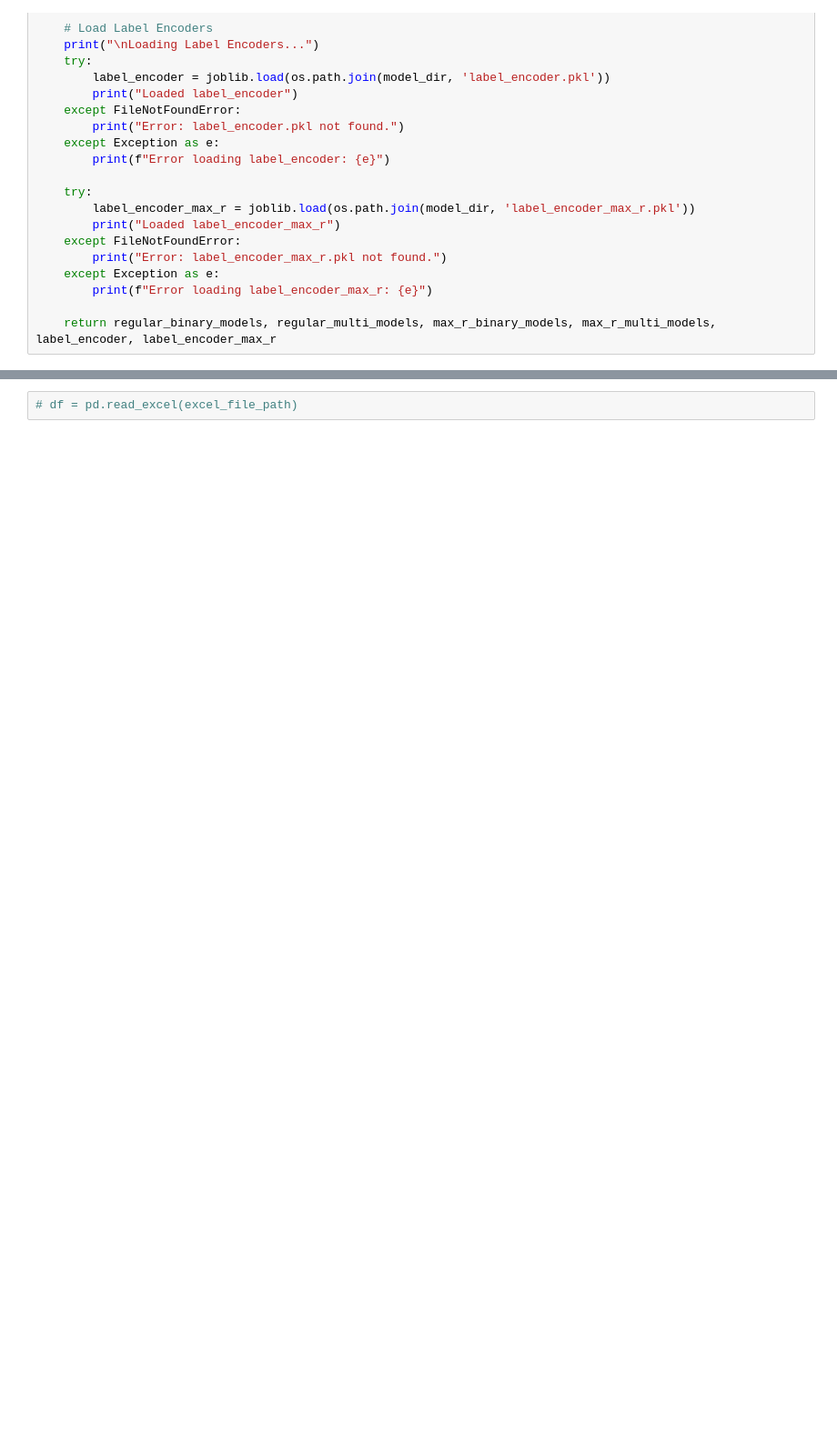
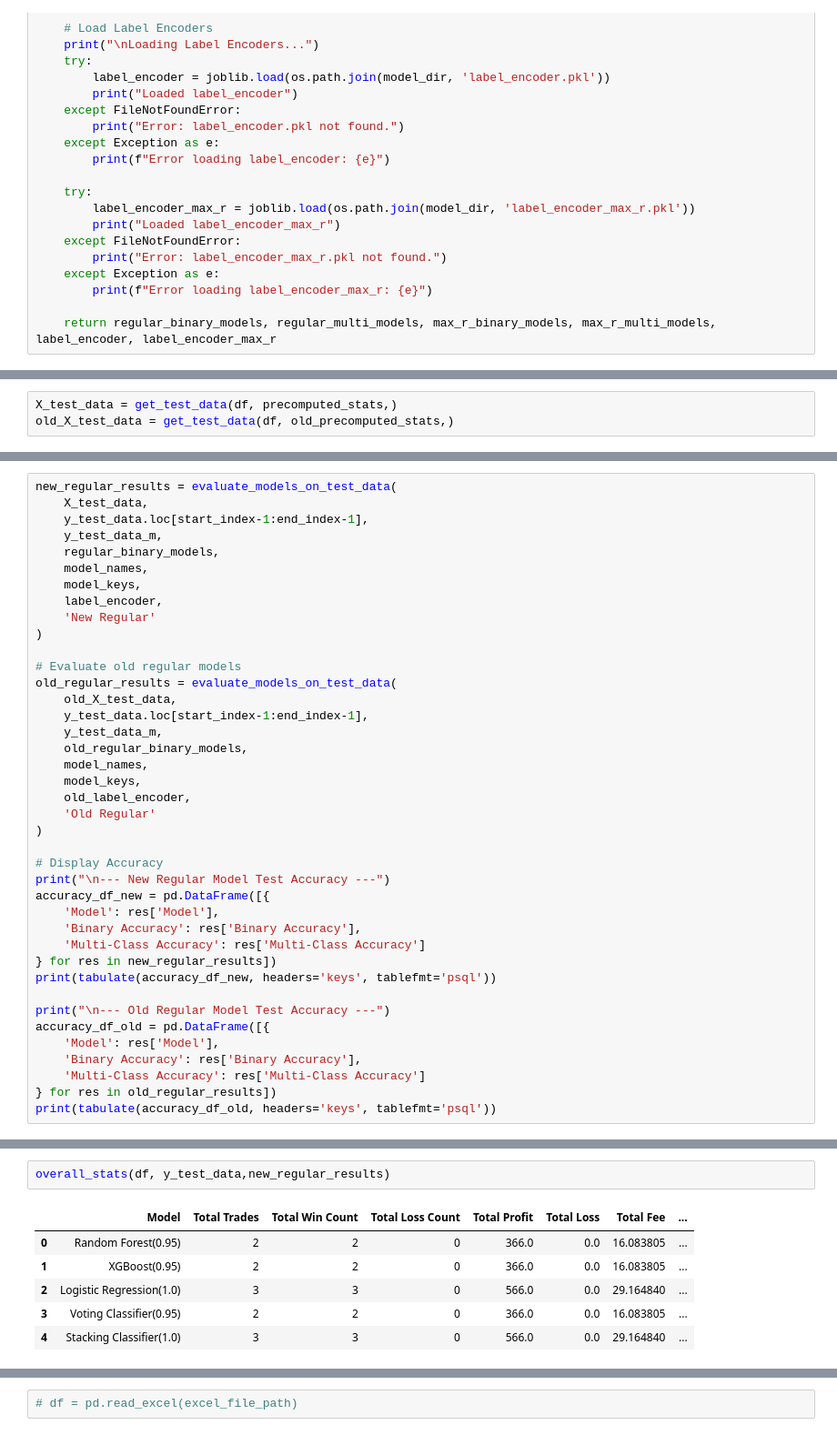
Before and after one commit to MIARD/SMC, a Jupyter notebook: SMC_ML_APP.ipynb, the cells around one changed output, grey strips where cells are left out. Shown at 91% size. Cells and saved outputs as stored; diff of their text form; blank space fills up the shorter version.

```diff
--- a/SMC_ML_APP.ipynb
+++ b/SMC_ML_APP.ipynb
@@ -896,0 +946,3 @@ Date: 06/30/2025, Time: 23:45, Criteria: LG C, Prior CL: 3, Prior CW: 0
+# %%
+X_test_data = get_test_data(df, precomputed_stats,)
+old_X_test_data = get_test_data(df, old_precomputed_stats,)
@@ -896,0 +963,40 @@ Date: 06/30/2025, Time: 23:45, Criteria: LG C, Prior CL: 3, Prior CW: 0
+# %%
+new_regular_results = evaluate_models_on_test_data(
+    X_test_data,
+    y_test_data.loc[start_index-1:end_index-1],
+    y_test_data_m,
+    regular_binary_models,
+    model_names,
+    model_keys,
+    label_encoder,
+    'New Regular'
+)
+
+# Evaluate old regular models
+old_regular_results = evaluate_models_on_test_data(
+    old_X_test_data,
+    y_test_data.loc[start_index-1:end_index-1],
+    y_test_data_m,
+    old_regular_binary_models,
+    model_names,
+    model_keys,
+    old_label_encoder,
+    'Old Regular'
+)
+
+# Display Accuracy
+print("\n--- New Regular Model Test Accuracy ---")
+accuracy_df_new = pd.DataFrame([{
+    'Model': res['Model'],
+    'Binary Accuracy': res['Binary Accuracy'],
+    'Multi-Class Accuracy': res['Multi-Class Accuracy']
+} for res in new_regular_results])
+print(tabulate(accuracy_df_new, headers='keys', tablefmt='psql'))
+
+print("\n--- Old Regular Model Test Accuracy ---")
+accuracy_df_old = pd.DataFrame([{
+    'Model': res['Model'],
+    'Binary Accuracy': res['Binary Accuracy'],
+    'Multi-Class Accuracy': res['Multi-Class Accuracy']
+} for res in old_regular_results])
+print(tabulate(accuracy_df_old, headers='keys', tablefmt='psql'))
@@ -896,0 +1021,9 @@ Date: 06/30/2025, Time: 23:45, Criteria: LG C, Prior CL: 3, Prior CW: 0
+# %%
+overall_stats(df, y_test_data,new_regular_results)
+# %% [output]
+|  | Model | Total Trades | Total Win Count | Total Loss Count | Total Profit | Total Loss | Total Fee | ... |
+| 0 | Random Forest(0.95) | 2 | 2 | 0 | 366.0 | 0.0 | 16.083805 | ... |
+| 1 | XGBoost(0.95) | 2 | 2 | 0 | 366.0 | 0.0 | 16.083805 | ... |
+| 2 | Logistic Regression(1.0) | 3 | 3 | 0 | 566.0 | 0.0 | 29.164840 | ... |
+| 3 | Voting Classifier(0.95) | 2 | 2 | 0 | 366.0 | 0.0 | 16.083805 | ... |
+| 4 | Stacking Classifier(1.0) | 3 | 3 | 0 | 566.0 | 0.0 | 29.164840 | ... |
```
Also changed, not shown: parts of 33 cells of this notebook.
